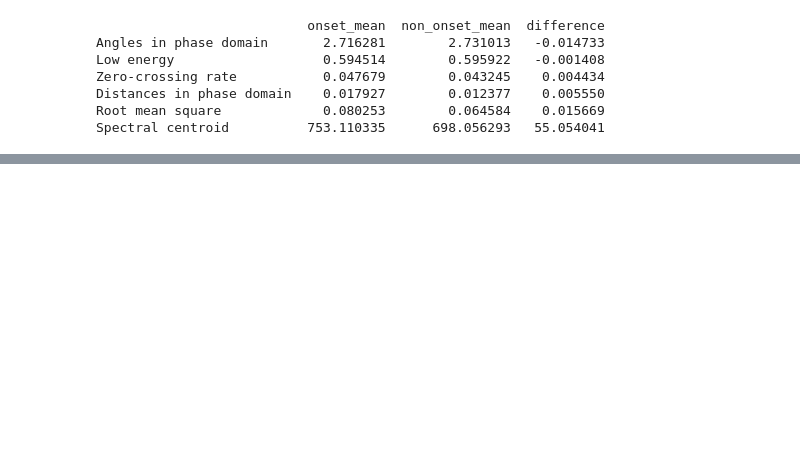
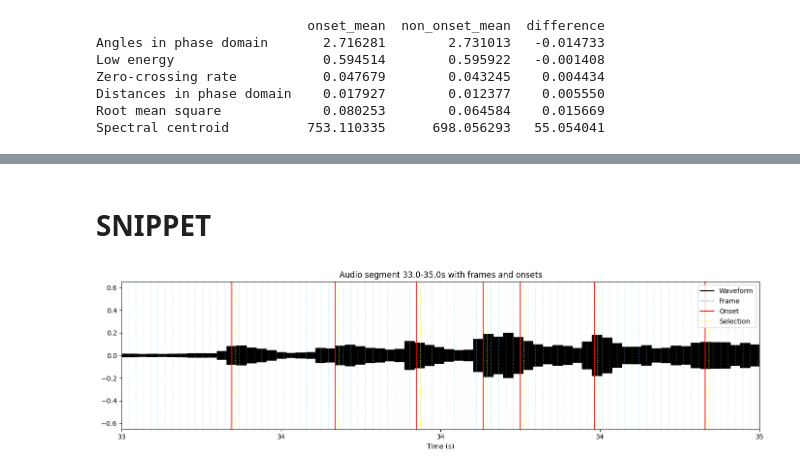
Before and after one commit to martijuanola/RWTH-AIiM, a Jupyter notebook: exercices/e3/e3-main.ipynb, the cells around one changed output, grey strips where cells are left out. Saved outputs shown, nothing was run; the diff lists cells and outputs as text; code cells hidden in the pictures; blank space fills up the shorter version.

```diff
--- a/exercices/e3/e3-main.ipynb
+++ b/exercices/e3/e3-main.ipynb
@@ -483,0 +503,54 @@ Spectral centroid          753.110335      698.056293   55.054041
+# %% [markdown]
+# SNIPPET
+# %%
+start_time = 33.0  # seconds — where to start
+duration = 2.0  # seconds — how long to show
+
+y, sr = librosa.load(classical_audiofile_path)
+onsets = librosa.onset.onset_detect(y=y, sr=sr)
+onset_times = librosa.frames_to_time(onsets, sr=sr)
+
+t = np.arange(len(y)) / sr
+segment_mask = (t >= start_time) & (t <= start_time + duration)
+start_sample = int(start_time * sr)
+end_sample = int((start_time + duration) * sr)
+y_segment = y[start_sample:end_sample]
+segment_t = t[segment_mask]
+
+frame_times = np.arange(num_windows, dtype=np.float64)
+frame_times *= ms_per_window / 1000
+frame_times_segment = frame_times[(frame_times >= start_time) & (frame_times <= start_time + duration)]
+
+half_value = (frame_times_segment[1] - frame_times_segment[0]) / 2
+ws = half_value * 2
+
+plt.figure(figsize=(14, 4))
+librosa.display.waveshow(y, sr=sr, color='black', label='Audio Wave')
+
+for ft in frame_times_segment:
+    plt.axvline(ft, color='skyblue', alpha=0.3, linestyle='--', linewidth=1, label='Frame')
+
+for ot in onset_times:
+    plt.axvline(ot, color='red', alpha=0.8, linestyle='-', linewidth=1.5, label='Onset')
+
+    plt.axvline(ot + half_value - ws * WINDOW_CORRECTION, color='yellow', alpha=1.0, linestyle=':', linewidth=1.2,
+                label='Selection')
+
+plt.xlim(start_time, start_time + duration)
+plt.title(f"Audio segment {start_time:.1f}-{start_time + duration:.1f}s with frames and onsets")
+plt.xlabel("Time (s)")
+
+# Create custom legend handles
+import matplotlib.lines as mlines
+
+frame_handle = mlines.Line2D([], [], color='skyblue', linestyle='--', label='Frame')
+onset_handle = mlines.Line2D([], [], color='red', linestyle='-', label='Onset')
+selection_handle = mlines.Line2D([], [], color='yellow', linestyle=':', label='Selection')
+wave_handle = mlines.Line2D([], [], color='black', label='Waveform')
+
+plt.legend(handles=[wave_handle, frame_handle, onset_handle, selection_handle], loc='upper right')
+
+plt.tight_layout()
+plt.show()
+# %% [output]
+[figure, added]
```
Also changed, not shown: parts of 7 cells of this notebook.
